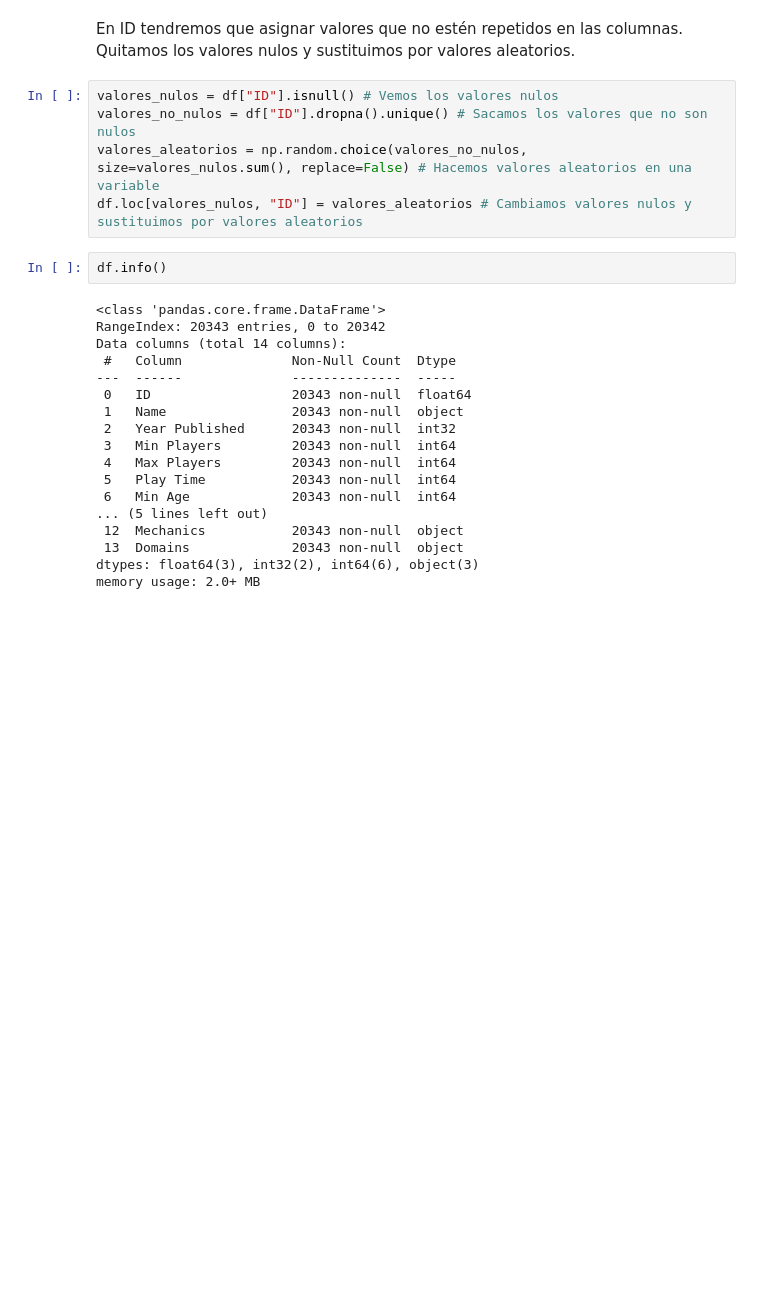
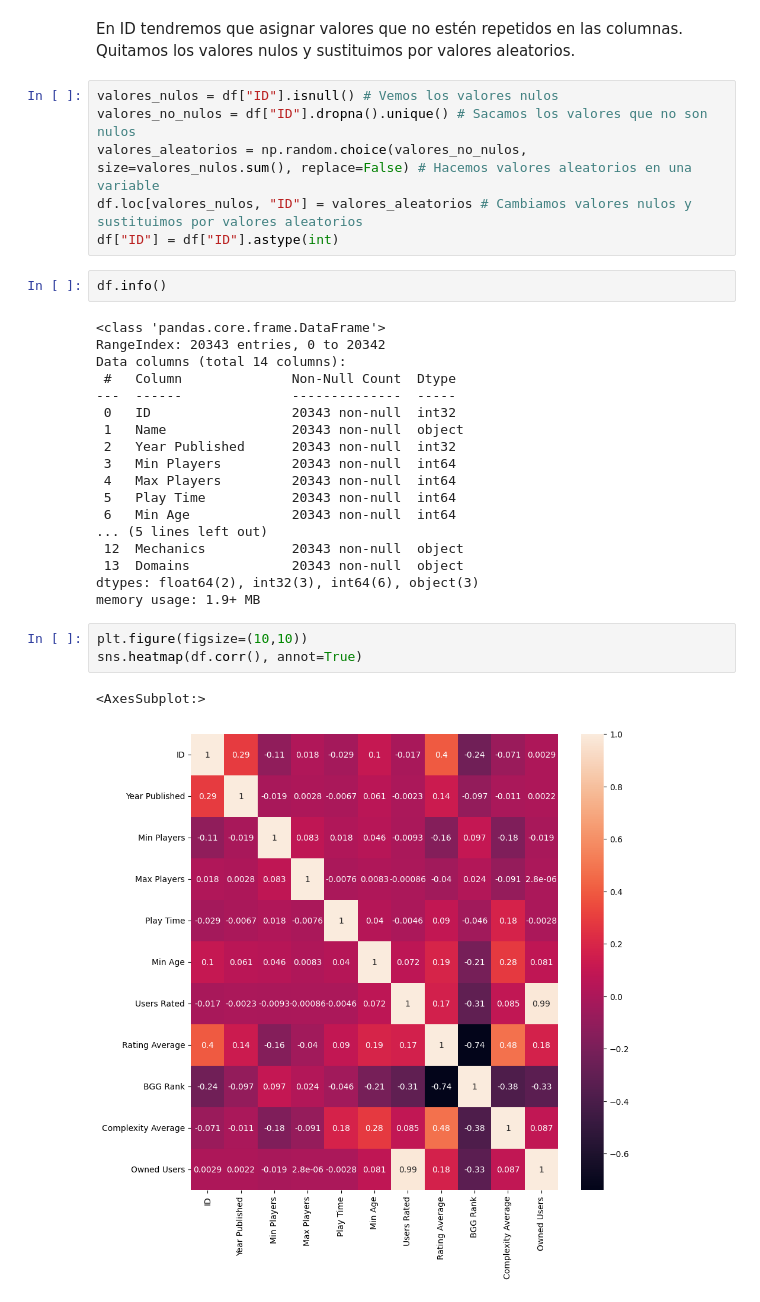
Before and after one commit to svalencia-romero/Prediccion-rating-de-usuarios-de-juegos-de-mesa, a Jupyter notebook: notebooks/02_Preprocesamiento.ipynb, the cells around one changed output. Cells and saved outputs as stored; diff of their text form; blank space fills up the shorter version.

```diff
--- a/notebooks/02_Preprocesamiento.ipynb
+++ b/notebooks/02_Preprocesamiento.ipynb
@@ -47,6 +53,7 @@ valores_nulos = df["ID"].isnull() # Vemos los valores nulos
 valores_no_nulos = df["ID"].dropna().unique() # Sacamos los valores que no son nulos
 valores_aleatorios = np.random.choice(valores_no_nulos, size=valores_nulos.sum(), replace=False) # Hacemos valores aleatorios en una variable
 df.loc[valores_nulos, "ID"] = valores_aleatorios # Cambiamos valores nulos y sustituimos por valores aleatorios
+df["ID"] = df["ID"].astype(int)
 # %%
 df.info()
 # %% [output]
@@ -55,7 +62,7 @@ RangeIndex: 20343 entries, 0 to 20342
 Data columns (total 14 columns):
  #   Column              Non-Null Count  Dtype
 ---  ------              --------------  -----
- 0   ID                  20343 non-null  float64
+ 0   ID                  20343 non-null  int32
  1   Name                20343 non-null  object
  2   Year Published      20343 non-null  int32
  3   Min Players         20343 non-null  int64
@@ -65,5 +72,11 @@ Data columns (total 14 columns):
 ... (5 lines left out)
  12  Mechanics           20343 non-null  object
  13  Domains             20343 non-null  object
-dtypes: float64(3), int32(2), int64(6), object(3)
-memory usage: 2.0+ MB
+dtypes: float64(2), int32(3), int64(6), object(3)
+memory usage: 1.9+ MB
+# %%
+plt.figure(figsize=(10,10))
+sns.heatmap(df.corr(), annot=True)
+# %% [output]
+<AxesSubplot:>
+[figure, added]
```
Also changed, not shown: parts of 2 cells of this notebook, 1 other file.
